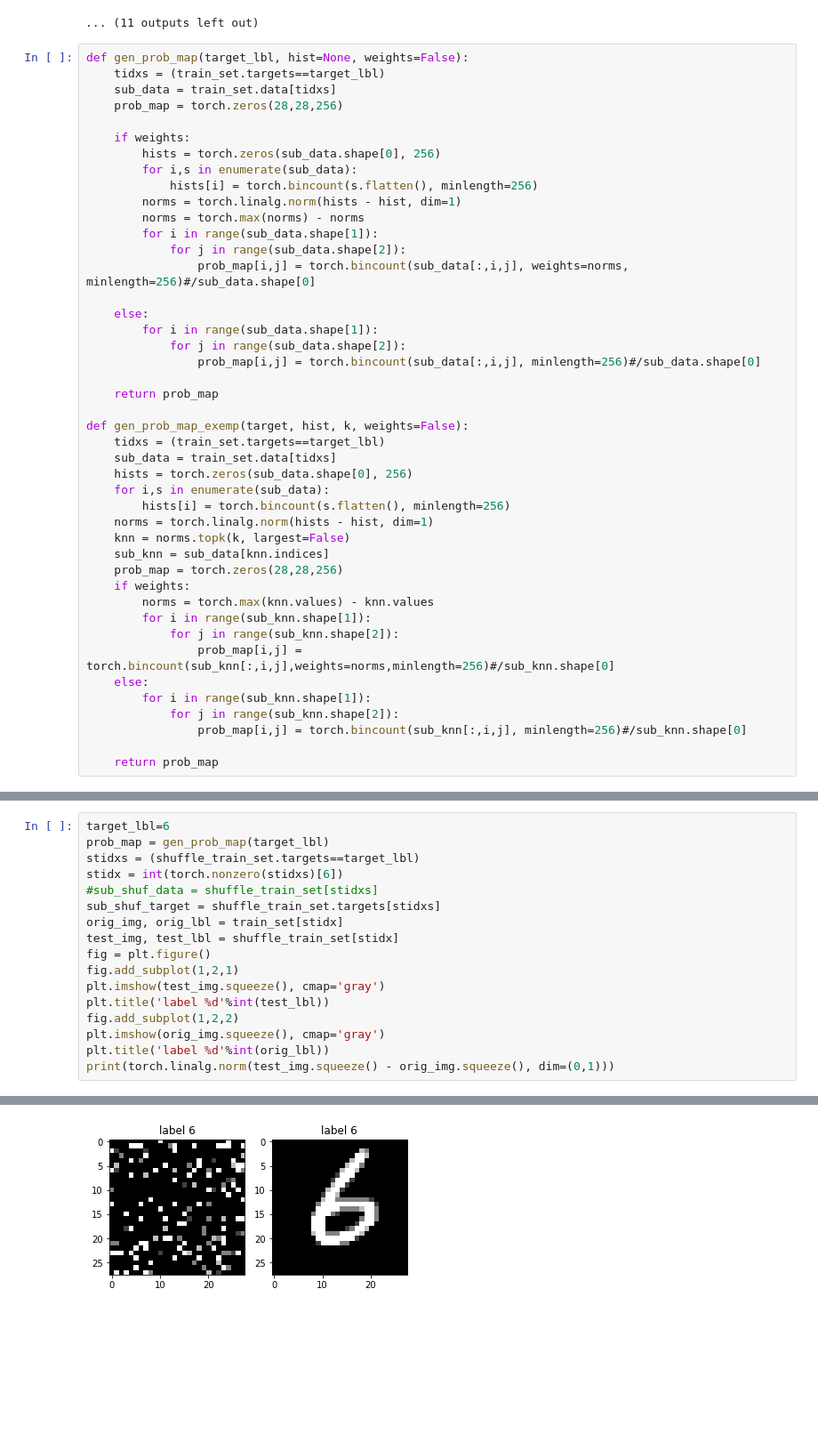
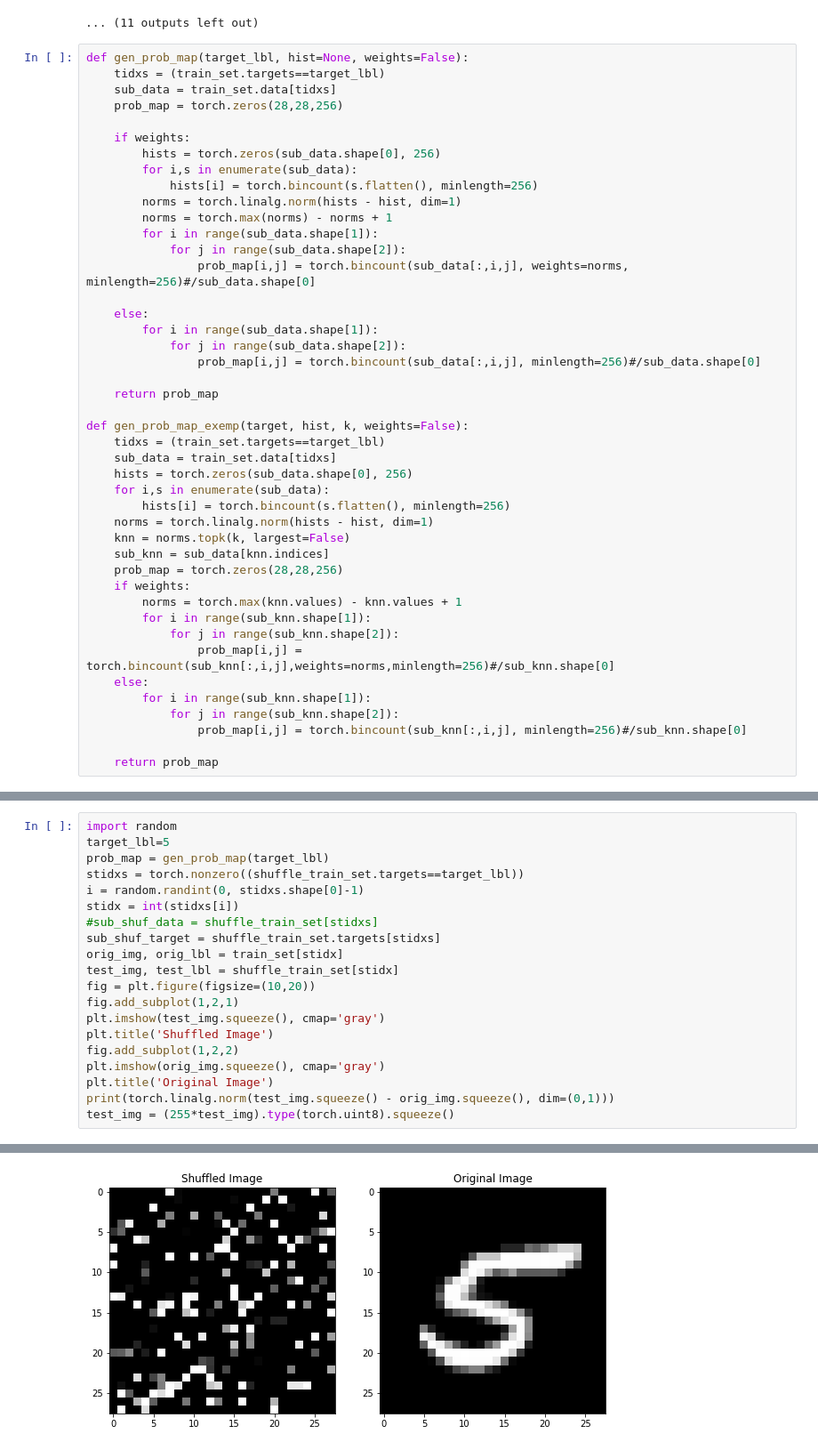
Before and after one commit to sairisheek/Permuted_MNIST, a Jupyter notebook: Perturbed_MNIST.ipynb, the cells around one changed output, grey strips where cells are left out. Shown: that part at 89% size. Saved outputs shown, nothing was run; the diff lists cells and outputs as text; blank space fills up the shorter version.

Commit message:
Added plots for easier visualization

```diff
--- a/Perturbed_MNIST.ipynb
+++ b/Perturbed_MNIST.ipynb
@@ -136,7 +137,7 @@ def gen_prob_map(target_lbl, hist=None, weights=False):
         for i,s in enumerate(sub_data):
             hists[i] = torch.bincount(s.flatten(), minlength=256)
         norms = torch.linalg.norm(hists - hist, dim=1)
-        norms = torch.max(norms) - norms
+        norms = torch.max(norms) - norms + 1
         for i in range(sub_data.shape[1]):
             for j in range(sub_data.shape[2]):
                 prob_map[i,j] = torch.bincount(sub_data[:,i,j], weights=norms, minlength=256)#/sub_data.shape[0]
@@ -159,7 +160,7 @@ def gen_prob_map_exemp(target, hist, k, weights=False):
     sub_knn = sub_data[knn.indices]
     prob_map = torch.zeros(28,28,256)
     if weights:
-        norms = torch.max(knn.values) - knn.values
+        norms = torch.max(knn.values) - knn.values + 1
         for i in range(sub_knn.shape[1]):
             for j in range(sub_knn.shape[2]):
                 prob_map[i,j] = torch.bincount(sub_knn[:,i,j],weights=norms,minlength=256)#/sub_knn.shape[0]
@@ -189,18 +191,21 @@ torch.Size([28, 28])
 # %%
-target_lbl=6
+import random
+target_lbl=5
 prob_map = gen_prob_map(target_lbl)
-stidxs = (shuffle_train_set.targets==target_lbl)
-stidx = int(torch.nonzero(stidxs)[6])
+stidxs = torch.nonzero((shuffle_train_set.targets==target_lbl))
+i = random.randint(0, stidxs.shape[0]-1)
+stidx = int(stidxs[i])
 #sub_shuf_data = shuffle_train_set[stidxs]
 sub_shuf_target = shuffle_train_set.targets[stidxs]
 orig_img, orig_lbl = train_set[stidx]
 test_img, test_lbl = shuffle_train_set[stidx]
-fig = plt.figure()
+fig = plt.figure(figsize=(10,20))
 fig.add_subplot(1,2,1)
 plt.imshow(test_img.squeeze(), cmap='gray')
-plt.title('label %d'%int(test_lbl))
+plt.title('Shuffled Image')
 fig.add_subplot(1,2,2)
 plt.imshow(orig_img.squeeze(), cmap='gray')
-plt.title('label %d'%int(orig_lbl))
+plt.title('Original Image')
 print(torch.linalg.norm(test_img.squeeze() - orig_img.squeeze(), dim=(0,1)))
+test_img = (255*test_img).type(torch.uint8).squeeze()
 # %% [output]
@@ -208,4 +213,4 @@ tensor(12.7298)
-[figure, old version]
+[figure, new version]
 # %%
 import random
 def reconstruct_image(test_img, prob_map):
```
Also changed, not shown: parts of 6 cells of this notebook.
